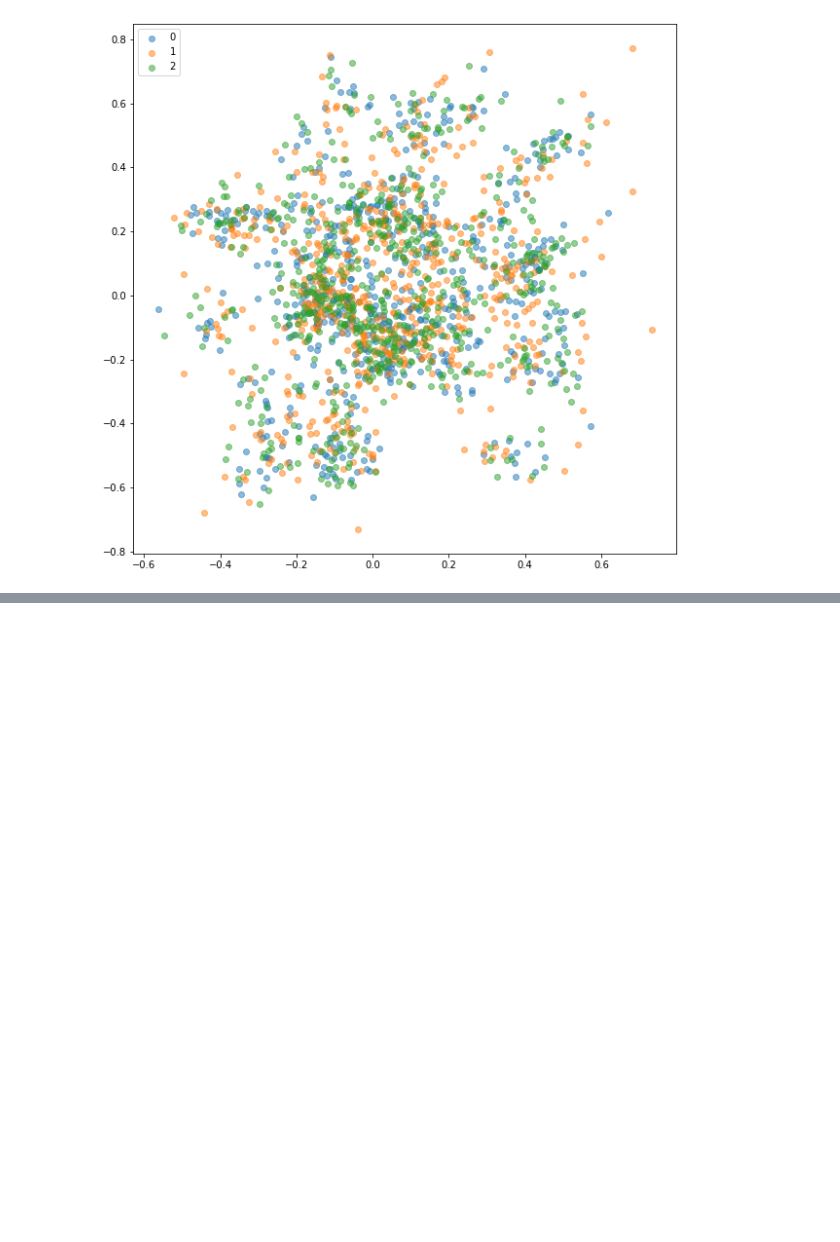
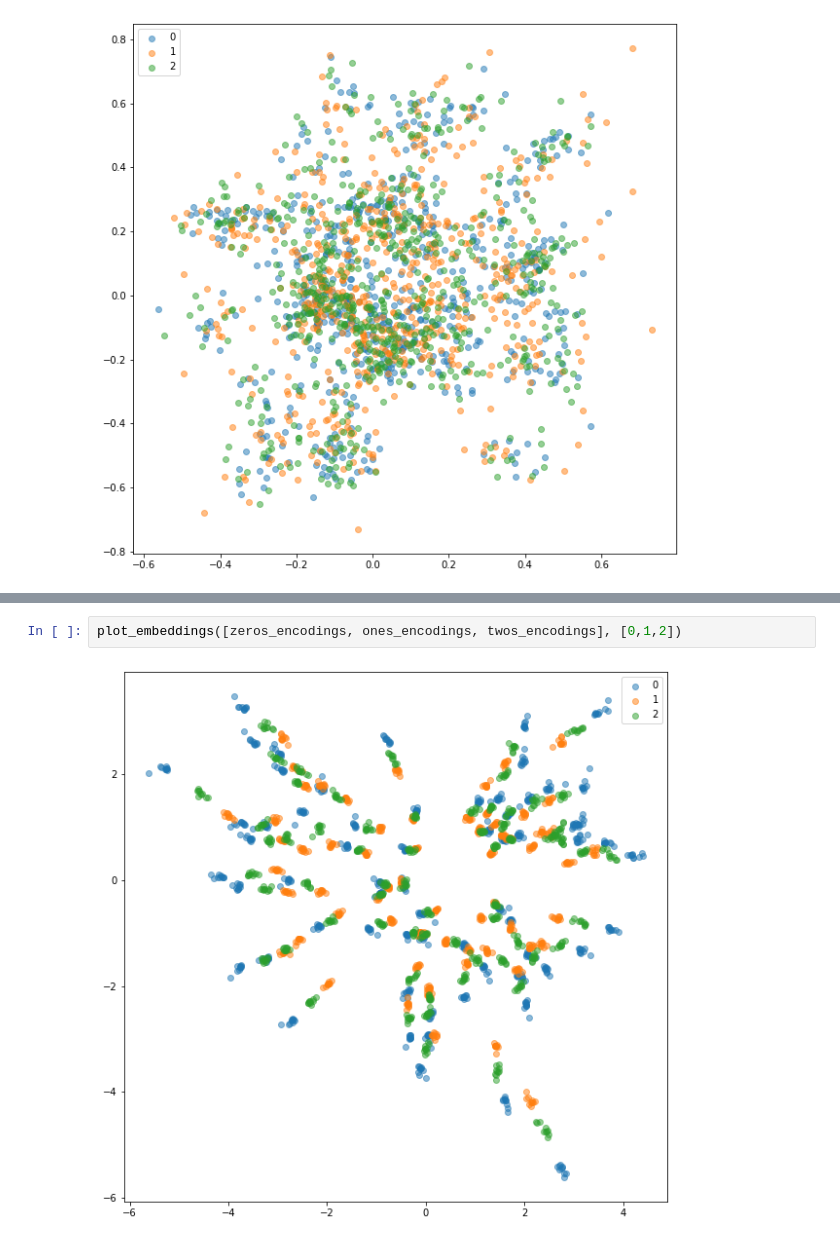
Before and after one commit to ABD-01/MNIST, a Jupyter notebook: Triplet Loss/TRIPLET_LOSS_Pytorch.ipynb, the cells around one changed output, grey strips where cells are left out. Saved outputs shown, nothing was run; the diff lists cells and outputs as text; blank space fills up the shorter version.

```diff
--- a/Triplet Loss/TRIPLET_LOSS_Pytorch.ipynb
+++ b/Triplet Loss/TRIPLET_LOSS_Pytorch.ipynb
@@ -264,0 +291,4 @@ plot_embeddings([encoding_dict[0], encoding_dict[1], encoding_dict[2]], [0,1,2])
+# %%
+plot_embeddings([zeros_encodings, ones_encodings, twos_encodings], [0,1,2])
+# %% [output]
+[figure, added]
```
Also changed, not shown: parts of 12 cells of this notebook.
